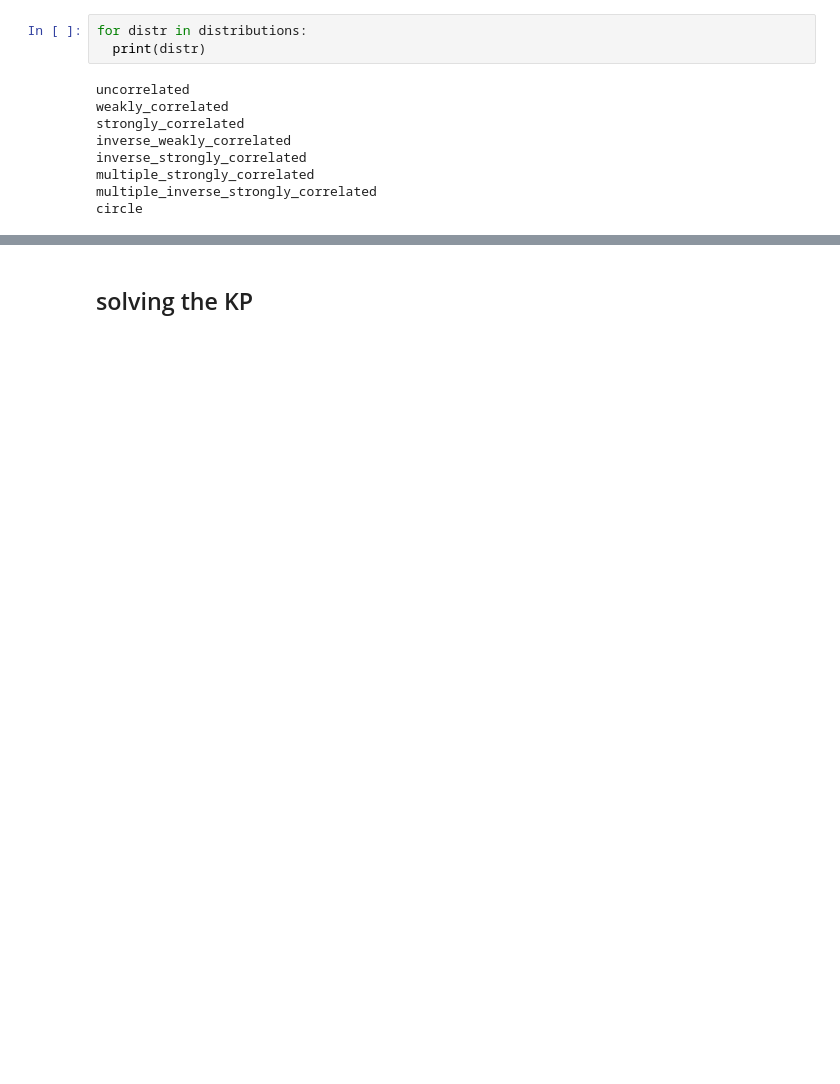
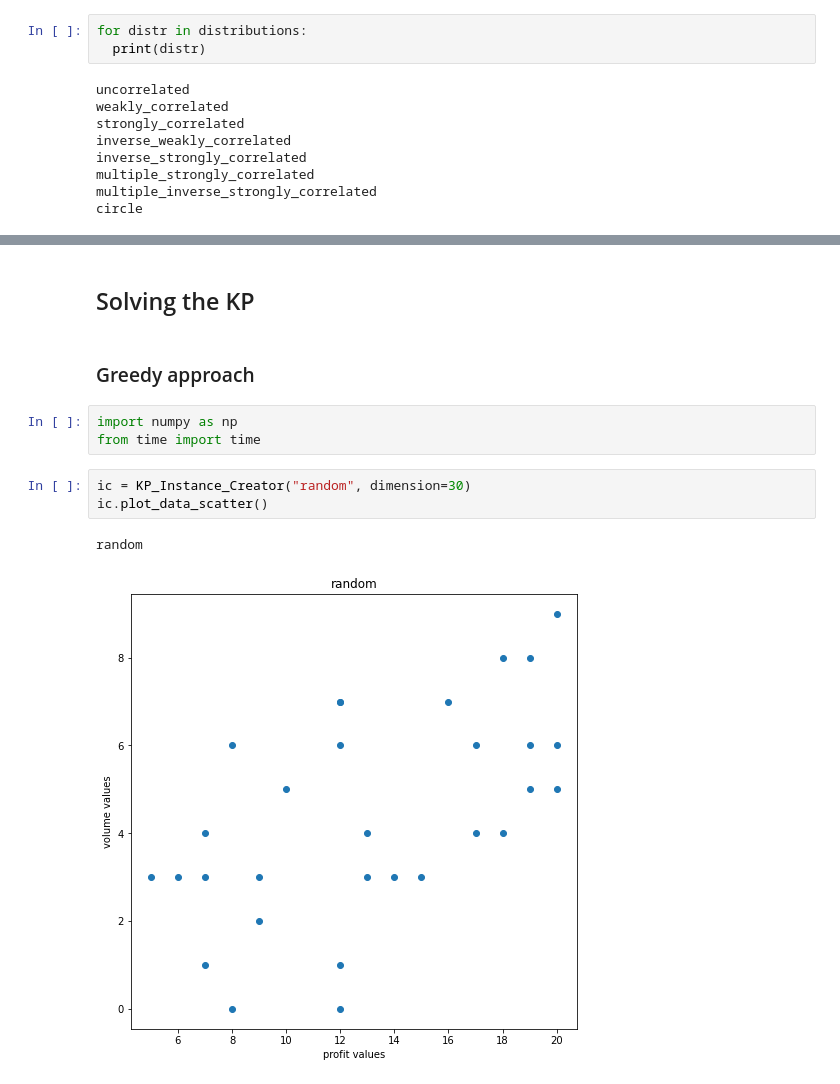
Before and after one commit to SimoneMugnai/AI_USI_MA_Assignments, a Jupyter notebook: introduction_to_the_KP.ipynb, the cells around one changed output, grey strips where cells are left out. Drawn from its saved outputs; the diff is of its cells as text; blank space fills up the shorter version.

```diff
--- a/introduction_to_the_KP.ipynb
+++ b/introduction_to_the_KP.ipynb
@@ -111,2 +258,13 @@ collected 60.0% of the volume
 # %% [markdown]
-## solving the KP
+## Solving the KP
+# %% [markdown]
+### Greedy approach
+# %%
+import numpy as np
+from time import time
+# %%
+ic = KP_Instance_Creator("random", dimension=30)
+ic.plot_data_scatter()
+# %% [output]
+random
+[figure, added]
```
Also changed, not shown: parts of 22 cells of this notebook.
